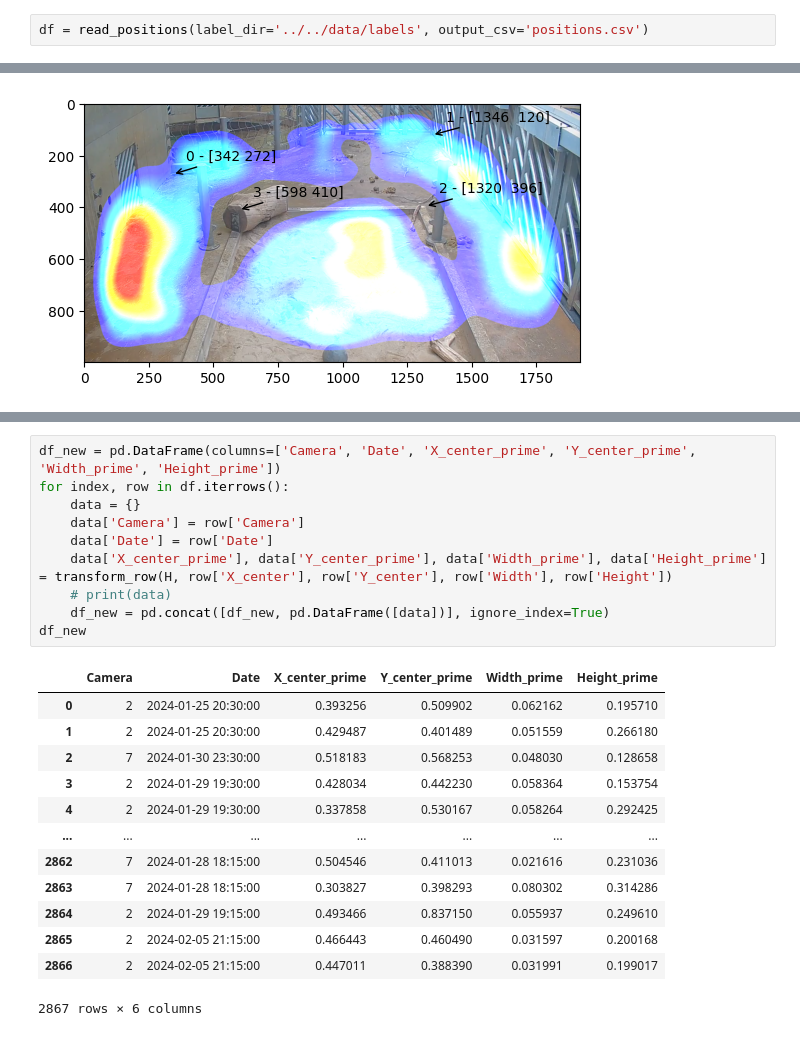
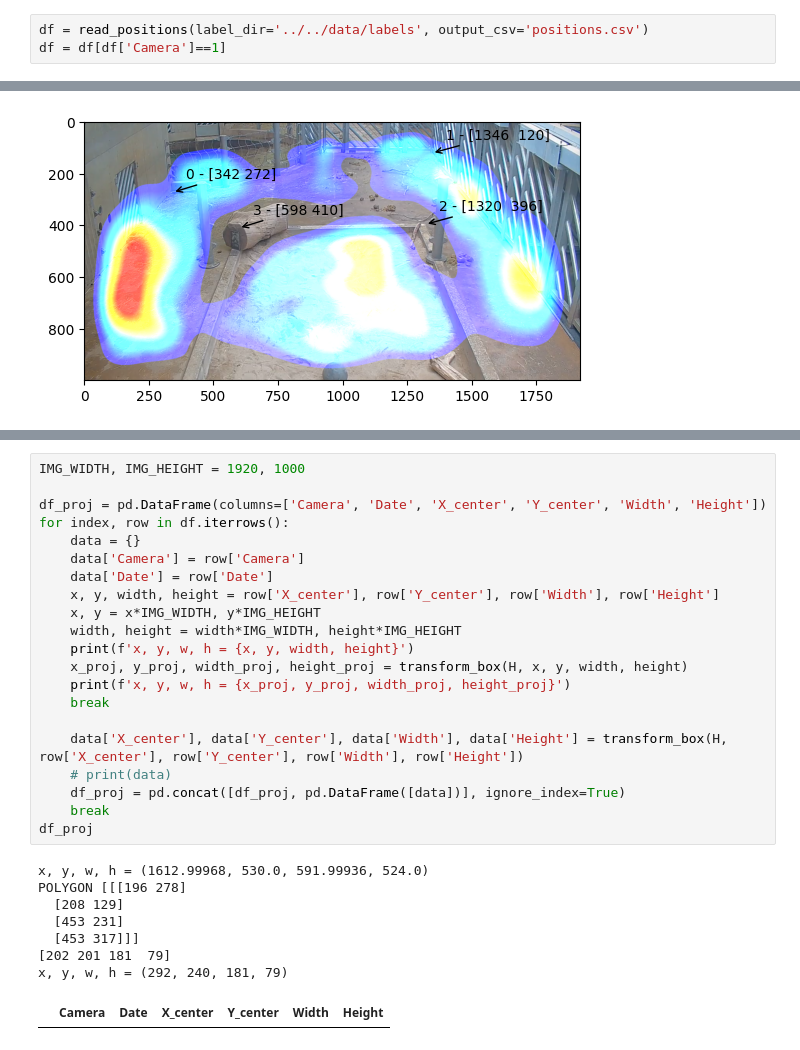
Before and after one commit to Tomasngu/BP, a Jupyter notebook: visualize/perspective_heatmap.ipynb, the cells around one changed output, grey strips where cells are left out. Cells and saved outputs as stored; diff of their text form.

```diff
--- a/visualize/perspective_heatmap.ipynb
+++ b/visualize/perspective_heatmap.ipynb
@@ -15,6 +16,7 @@ def show(img):
     plt.imshow(cv2.cvtColor(img, cv2.COLOR_BGR2RGB))  # change channels order since the YOLO work on BGR images
 # %%
 df = read_positions(label_dir='../../data/labels', output_csv='positions.csv')
+df = df[df['Camera']==1]
 # %%
 background = cv2.imread('back.jpeg')
 show(background)
@@ -62,24 +91,30 @@ def transform_row(M, x, y, width, height):
 # %%
-df_new = pd.DataFrame(columns=['Camera', 'Date', 'X_center_prime', 'Y_center_prime', 'Width_prime', 'Height_prime'])
+IMG_WIDTH, IMG_HEIGHT = 1920, 1000
+
+df_proj = pd.DataFrame(columns=['Camera', 'Date', 'X_center', 'Y_center', 'Width', 'Height'])
 for index, row in df.iterrows():
     data = {}
     data['Camera'] = row['Camera']
     data['Date'] = row['Date']
-    data['X_center_prime'], data['Y_center_prime'], data['Width_prime'], data['Height_prime'] = transform_row(H, row['X_center'], row['Y_center'], row['Width'], row['Height'])
+    x, y, width, height = row['X_center'], row['Y_center'], row['Width'], row['Height']
+    x, y = x*IMG_WIDTH, y*IMG_HEIGHT
+    width, height = width*IMG_WIDTH, height*IMG_HEIGHT
+    print(f'x, y, w, h = {x, y, width, height}')
+    x_proj, y_proj, width_proj, height_proj = transform_box(H, x, y, width, height)
+    print(f'x, y, w, h = {x_proj, y_proj, width_proj, height_proj}')
+    break
+
+    data['X_center'], data['Y_center'], data['Width'], data['Height'] = transform_box(H, row['X_center'], row['Y_center'], row['Width'], row['Height'])
     # print(data)
-    df_new = pd.concat([df_new, pd.DataFrame([data])], ignore_index=True)
-df_new
+    df_proj = pd.concat([df_proj, pd.DataFrame([data])], ignore_index=True)
+    break
+df_proj
 # %% [output]
+x, y, w, h = (1612.99968, 530.0, 591.99936, 524.0)
+POLYGON [[[196 278]
+  [208 129]
+  [453 231]
+  [453 317]]]
+[202 201 181  79]
+x, y, w, h = (292, 240, 181, 79)
-|  | Camera | Date | X_center_prime | Y_center_prime | Width_prime | Height_prime |
-| 0 | 2 | 2024-01-25 20:30:00 | 0.393256 | 0.509902 | 0.062162 | 0.195710 |
-| 1 | 2 | 2024-01-25 20:30:00 | 0.429487 | 0.401489 | 0.051559 | 0.266180 |
-| 2 | 7 | 2024-01-30 23:30:00 | 0.518183 | 0.568253 | 0.048030 | 0.128658 |
-| 3 | 2 | 2024-01-29 19:30:00 | 0.428034 | 0.442230 | 0.058364 | 0.153754 |
-| 4 | 2 | 2024-01-29 19:30:00 | 0.337858 | 0.530167 | 0.058264 | 0.292425 |
-| ... | ... | ... | ... | ... | ... | ... |
-| 2862 | 7 | 2024-01-28 18:15:00 | 0.504546 | 0.411013 | 0.021616 | 0.231036 |
-| 2863 | 7 | 2024-01-28 18:15:00 | 0.303827 | 0.398293 | 0.080302 | 0.314286 |
-| 2864 | 2 | 2024-01-29 19:15:00 | 0.493466 | 0.837150 | 0.055937 | 0.249610 |
-| 2865 | 2 | 2024-02-05 21:15:00 | 0.466443 | 0.460490 | 0.031597 | 0.200168 |
-| 2866 | 2 | 2024-02-05 21:15:00 | 0.447011 | 0.388390 | 0.031991 | 0.199017 |
+|  | Camera | Date | X_center | Y_center | Width | Height |
-2867 rows × 6 columns
```
Also changed, not shown: parts of 6 cells of this notebook.
